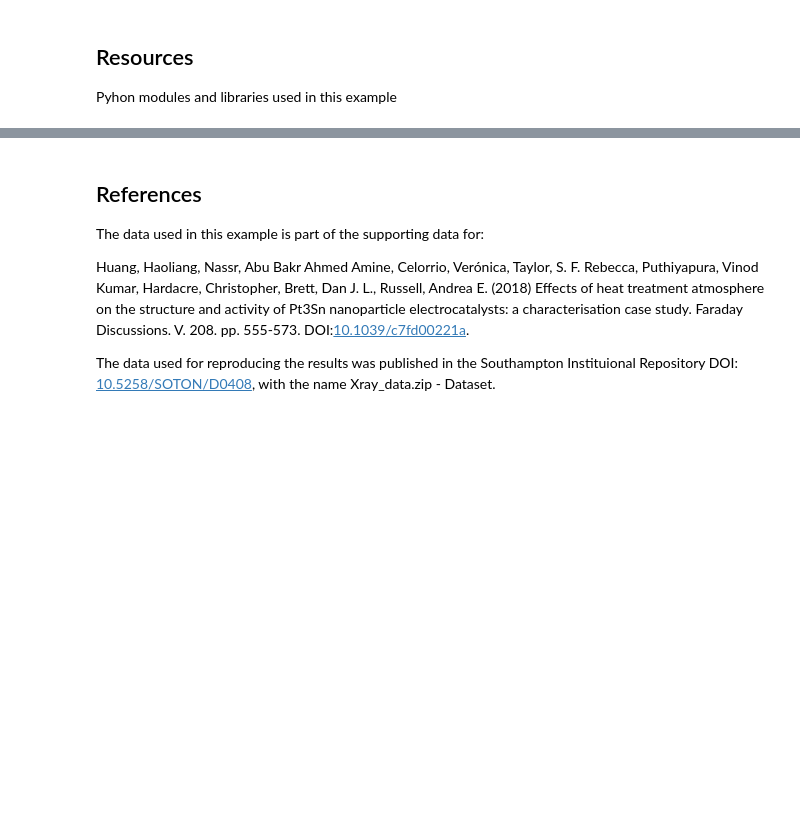
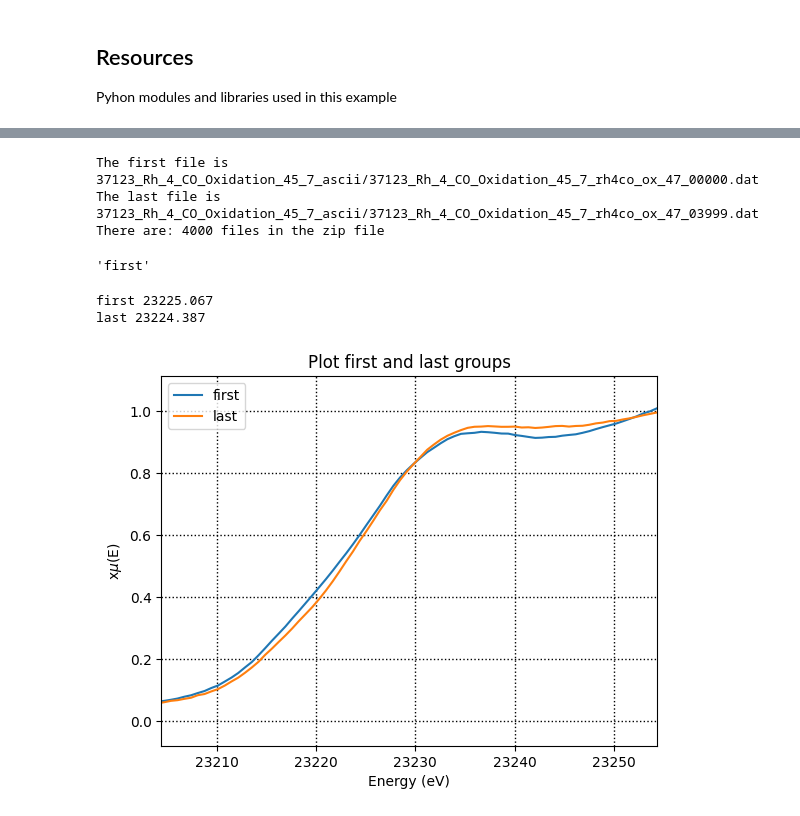
Before and after one commit to scman1/advanced_xafs, a Jupyter notebook: lcf_analiser/LCF_Analysis.ipynb, the cells around one changed output, grey strips where cells are left out. Saved outputs shown, nothing was run; the diff lists cells and outputs as text; code cells hidden in the pictures; blank space fills up the shorter version.

```diff
--- a/lcf_analiser/LCF_Analysis.ipynb
+++ b/lcf_analiser/LCF_Analysis.ipynb
@@ -308,13 +103,0 @@ Store processed data in an Athena project file
-# %%
-# get parameters for the third operation
-# define the location of the output files
-out_prefix =  operations_data['task_list'][2]['variables']["out_prefix"]
-out_location = operations_data['task_list'][2]['variables']["out_location"]
-
-
-# create a new output dir if it does not exist
-out_dir = athenamgr.set_out_dir(out_prefix,out_location)
-out_file = Path(out_dir, out_prefix+"_lcf.prj")
-# save the data to that output dir
-athenamgr.save_groups(snkedge_data.values(), out_file)
-print("processed data saved to:", str(out_file))
@@ -353,8 +104,39 @@ Mapping data saved to: ..\outputs\PtSn_KEdge\PtSn_KEdge_lcf.json
-# %% [markdown]
-## References
-
-The data used in this example is part of the supporting data for:
-
-Huang, Haoliang, Nassr, Abu Bakr Ahmed Amine, Celorrio, Verónica, Taylor, S. F. Rebecca, Puthiyapura, Vinod Kumar, Hardacre, Christopher, Brett, Dan J. L., Russell, Andrea E. (2018) Effects of heat treatment atmosphere on the structure and activity of Pt3Sn nanoparticle electrocatalysts: a characterisation case study. Faraday Discussions. V. 208. pp. 555-573. DOI:[10.1039/c7fd00221a](http://doi.org/10.1039/c7fd00221a).
-
-The data used for reproducing the results was published in the Southampton Instituional Repository DOI: [10.5258/SOTON/D0408](https://eprints.soton.ac.uk/421798/), with the name Xray_data.zip - Dataset.
+# %%
+# zip file containign normalised mu for the experiment
+rh4co_01 = Path("../wf_data/rh4co", "37119_Rh_4_CO_Oxidation_53_second_ascii.zip")
+rh4co_02 = Path("../wf_data/rh4co", "37123_Rh_4_CO_Oxidation_45_7_ascii.zip")
+
+# def get_data(zip, name)
+files_list = get_file_list_zip(rh4co_02)
+print ("The first file is ", files_list [0])
+print ("The last file is ", files_list [-1])
+print (f"There are: {len(files_list)} files in the zip file")
+
+
+first_dg = xas_from_zip(rh4co_02, files_list [0], columns = "energy mu")
+first_dg.filename = 'first'
+last_dg = xas_from_zip(rh4co_02, files_list [-1], columns = "energy mu")
+last_dg.filename = 'last'
+lcf_components = {"first": first_dg, "last": last_dg}
+
+for a_dg in lcf_components:
+    lcf_components[a_dg] = athenamgr.calc_with_defaults(lcf_components[a_dg])
+# %% [output]
+The first file is  37123_Rh_4_CO_Oxidation_45_7_ascii/37123_Rh_4_CO_Oxidation_45_7_rh4co_ox_47_00000.dat
+The last file is  37123_Rh_4_CO_Oxidation_45_7_ascii/37123_Rh_4_CO_Oxidation_45_7_rh4co_ox_47_03999.dat
+There are: 4000 files in the zip file
+# %%
+lcf_components['first'].filename
+# %% [output]
+'first'
+# %%
+for a_dg in lcf_components:
+    plt = athenamgr.plot_mu(lcf_components[a_dg])
+    plt.title("Plot first and last groups")
+    plt.xlim(lcf_components[a_dg].e0-20,lcf_components[a_dg].e0+30)
+    print(lcf_components[a_dg].filename, lcf_components[a_dg].e0)
+plt.show()
+# %% [output]
+first 23225.067
+last 23224.387
+[figure, added]
```
Also changed, not shown: parts of 21 cells of this notebook, 2 other files.
